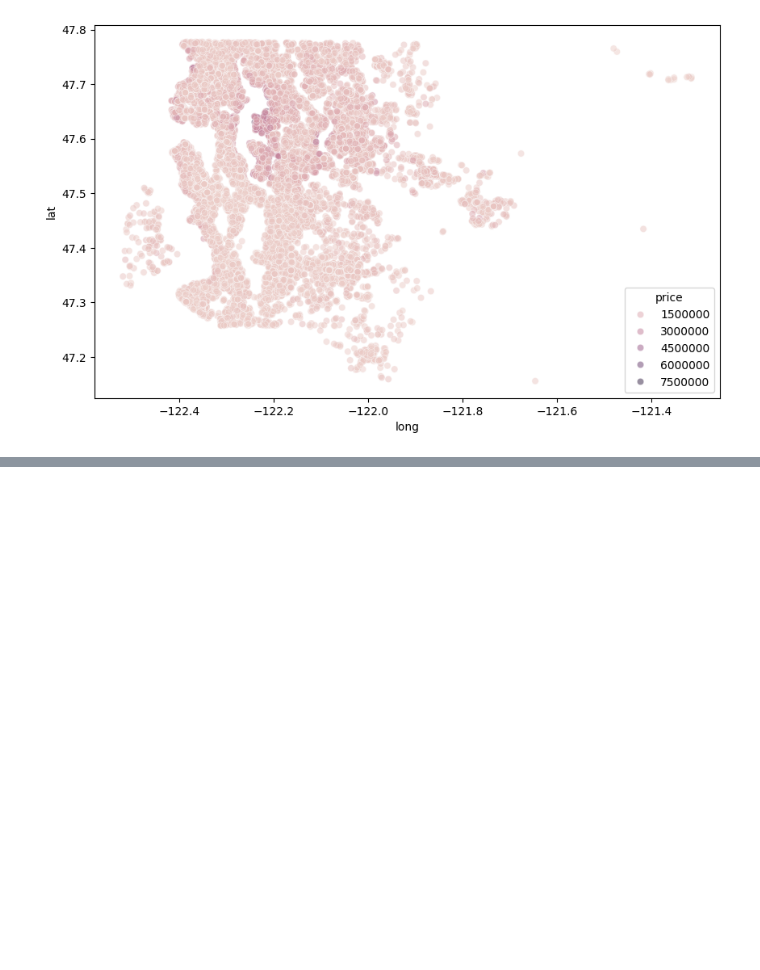
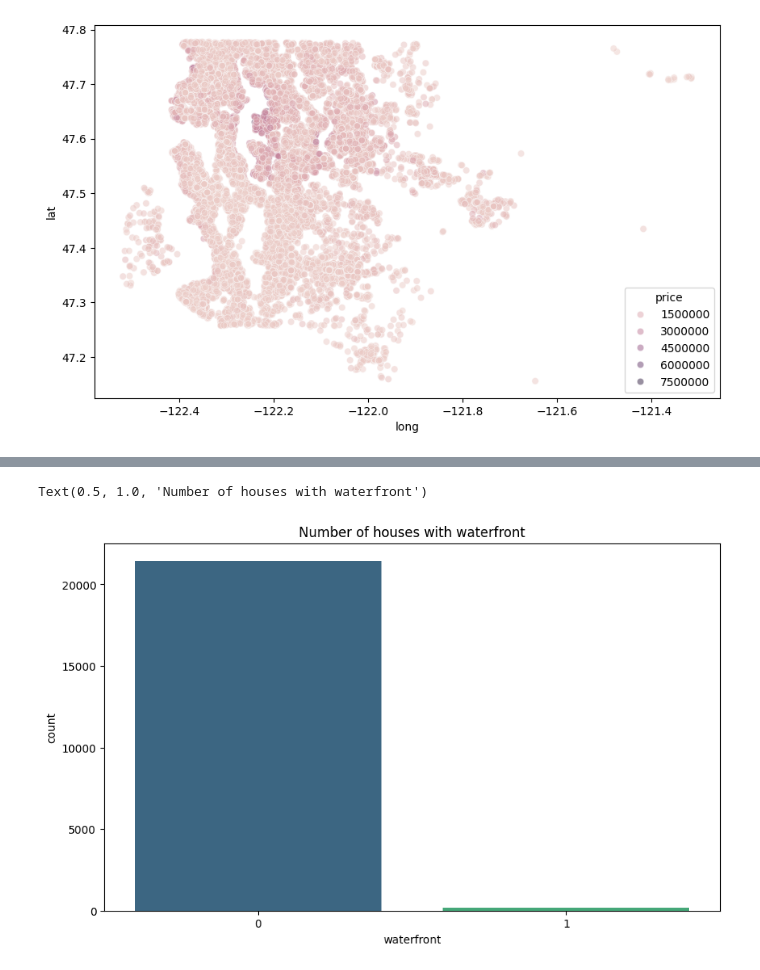
Before and after one commit to AnubhavYadavBCA25/House-Price-Prediction, a Jupyter notebook: notebooks/practice.ipynb, the cells around one changed output, grey strips where cells are left out. Drawn from its saved outputs; the diff is of its cells as text; code cells hidden in the pictures; blank space fills up the shorter version.

Commit message:
data analysis 2

```diff
--- a/notebooks/practice.ipynb
+++ b/notebooks/practice.ipynb
@@ -96,0 +131,8 @@ sns.scatterplot(data=df, x='long', y='lat', hue='price',alpha=0.5)
+# %%
+# countplot for the number of houses with waterfront
+plt.figure(figsize=(10,6))
+sns.countplot(data=df, x='waterfront', palette='viridis')
+plt.title('Number of houses with waterfront')
+# %% [output]
+Text(0.5, 1.0, 'Number of houses with waterfront')
+[figure, added]
```
Also changed, not shown: parts of 7 cells of this notebook.
